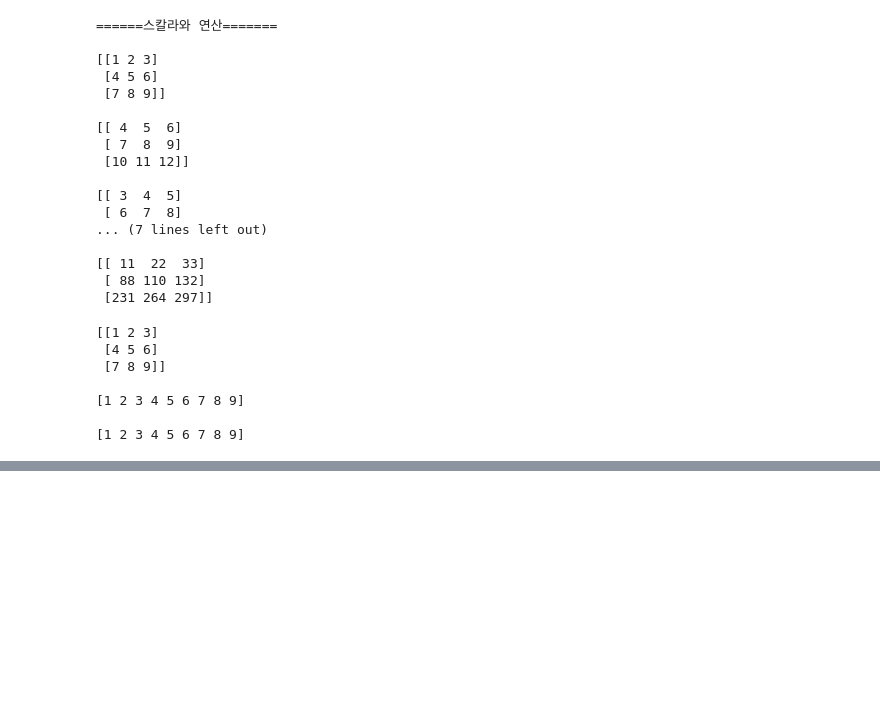
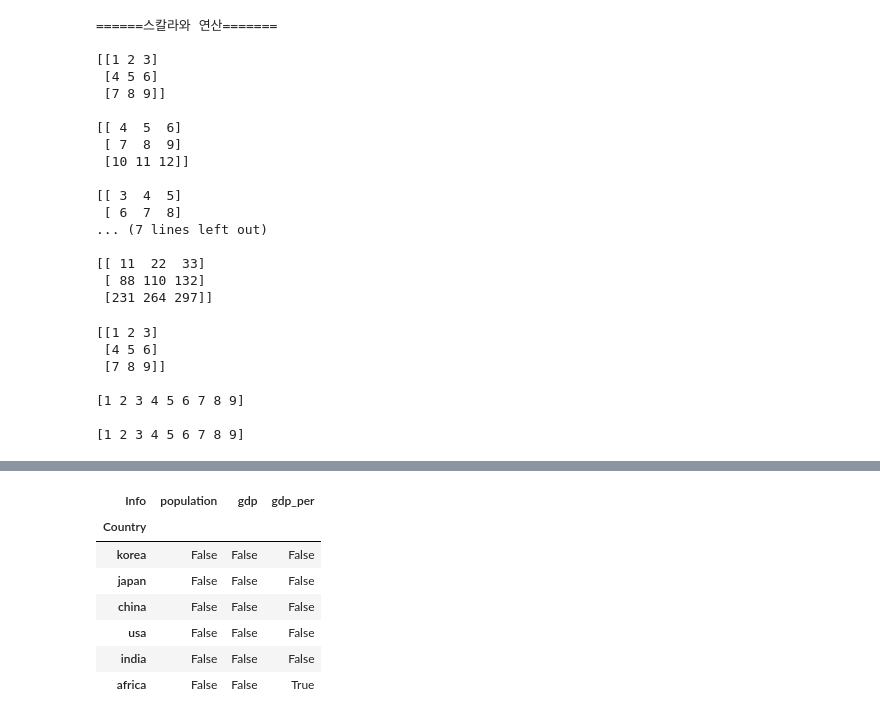
Before and after one commit to BSEom/py_ex, a Jupyter notebook: python10.ipynb, the cells around one changed output, grey strips where cells are left out. Saved outputs shown, nothing was run; the diff lists cells and outputs as text; code cells hidden in the pictures; blank space fills up the shorter version.

```diff
--- a/python10.ipynb
+++ b/python10.ipynb
@@ -267,0 +541,6 @@ print(ff.flatten(), '\n')
+# %%
+# 행 추가 방법1
+
+country.loc['india'] = [142222, 150505000]
+# country.loc['india', 'gdp_per'] = country.loc['india', 'gdp'] / country.loc['india', 'population']
+country
@@ -267,0 +555,7 @@ print(ff.flatten(), '\n')
+# %%
+# 행추가 방법2
+
+africa = pd.Series(data = [123456, 7777777], index=['population', 'gdp'])
+country.loc['africa'] = africa
+
+country
@@ -267,0 +571,11 @@ print(ff.flatten(), '\n')
+# %%
+country.isnull()
+# %% [output]
+| Info | population | gdp | gdp_per |
+| Country |  |  |  |
+| korea | False | False | False |
+| japan | False | False | False |
+| china | False | False | False |
+| usa | False | False | False |
+| india | False | False | False |
+| africa | False | False | True |
```
Also changed, not shown: parts of 35 cells of this notebook, 4 other files.
